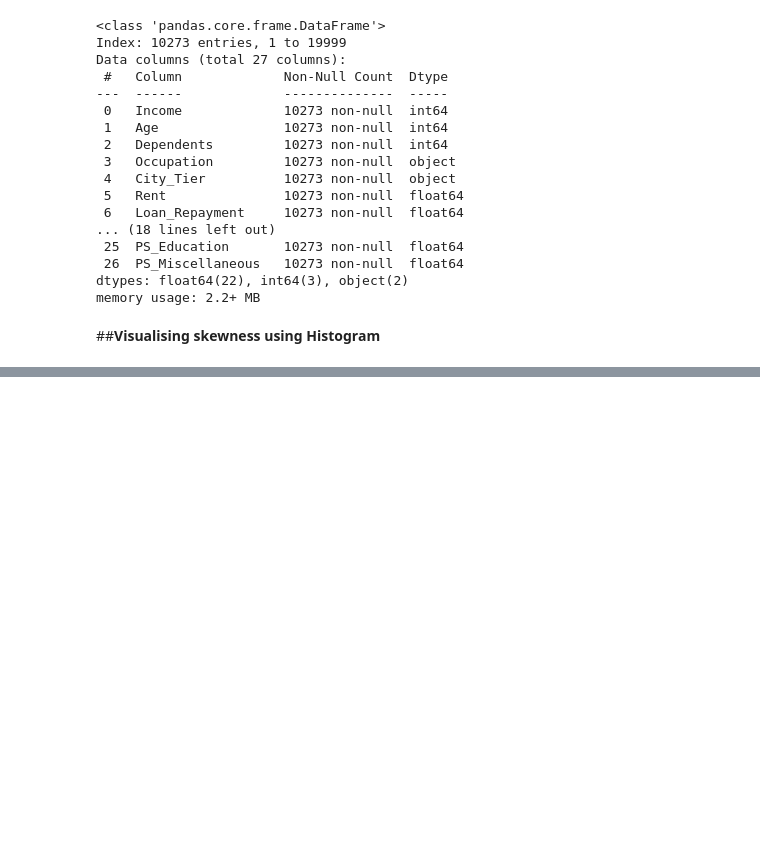
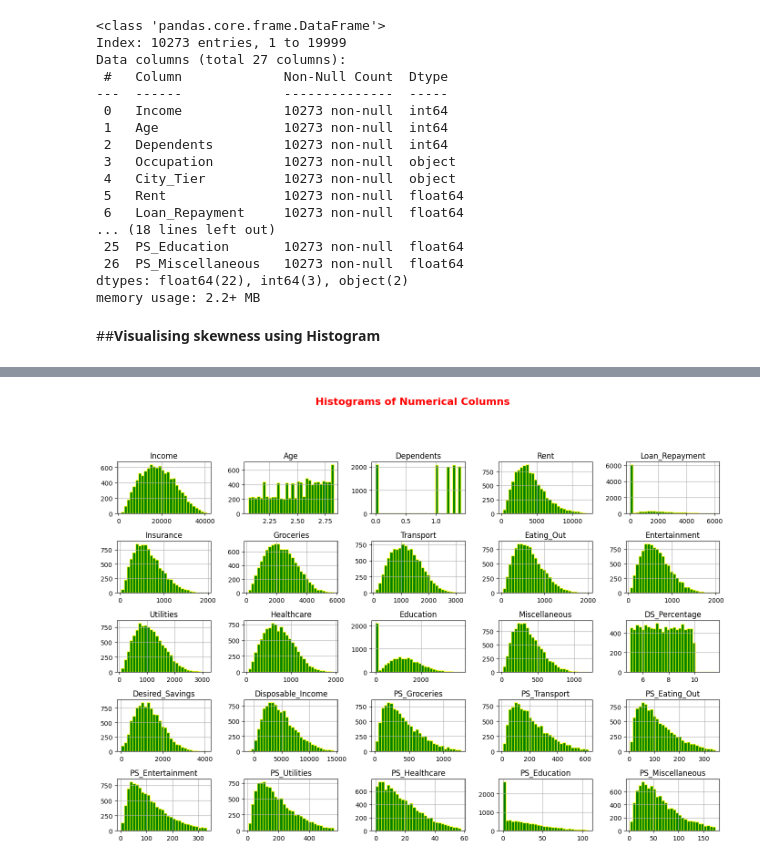
Before and after one commit to Sajuranjith/Indian-Personal-Finance-and-Spending-Habits, a Jupyter notebook: Indian_Personal_Finance_and_Spending_Habits.ipynb, the cells around one changed output, grey strips where cells are left out. Saved outputs shown, nothing was run; the diff lists cells and outputs as text; code cells hidden in the pictures; blank space fills up the shorter version.

```diff
--- a/Indian_Personal_Finance_and_Spending_Habits.ipynb
+++ b/Indian_Personal_Finance_and_Spending_Habits.ipynb
@@ -506,0 +473,23 @@ for column in numerical_cols:
+# %%
+# ✅ Plot histograms for all numerical columns
+numerical_cols.hist(
+    figsize=(14, 10),
+    bins=30,
+    edgecolor='yellow',
+    color='green'
+)
+
+# ✅ Add main title and subheading
+plt.suptitle(
+    'Histograms of Numerical Columns',
+    color='red',
+    fontsize=16,
+    fontweight='bold',
+    y=1.02  # Adjust position to fit title and subheading
+)
+
+# ✅ Show the plot
+plt.tight_layout(rect=[0, 0.03, 1, 0.95])
+plt.show()
+# %% [output]
+[figure, added]
```
Also changed, not shown: parts of 9 cells of this notebook.
